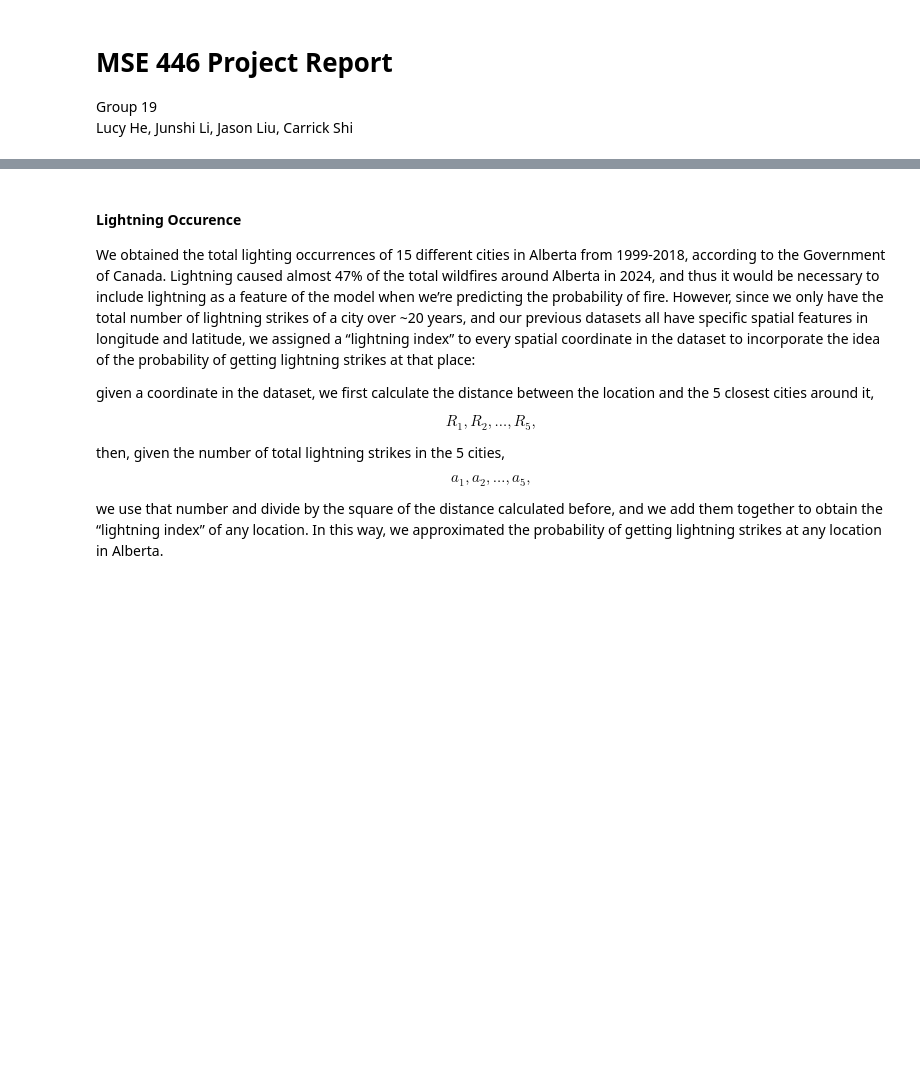
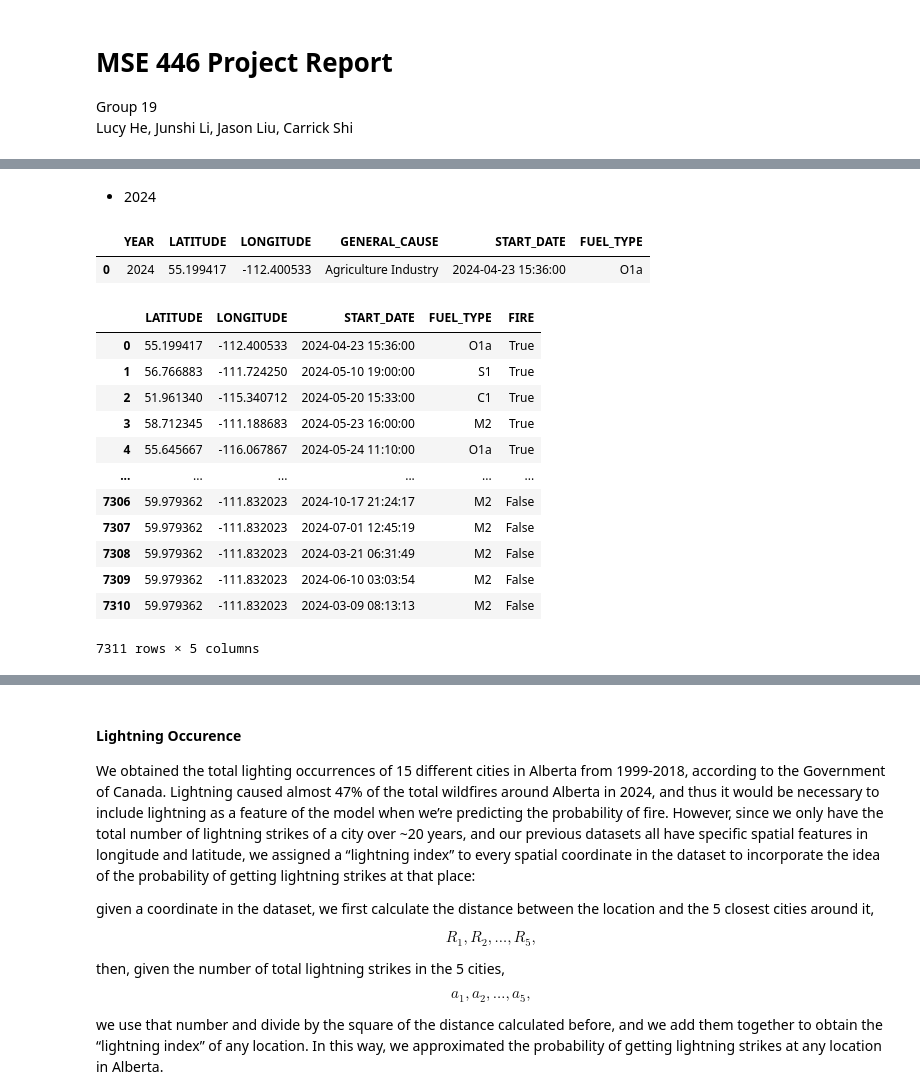
Before and after one commit to y344shi/WeatherTransformer, a Jupyter notebook: MSE_446_Project_Report.ipynb, the cells around one changed output, grey strips where cells are left out. Saved outputs shown, nothing was run; the diff lists cells and outputs as text; code cells hidden in the pictures; blank space fills up the shorter version.

```diff
--- a/MSE_446_Project_Report.ipynb
+++ b/MSE_446_Project_Report.ipynb
@@ -28,0 +178,23 @@ The first data source comes from the historical wildfire data from the Governmen
+# %% [markdown]
+- 2024
+# %%
+fire_nonfire_df = get_wildfire_df(in_file='./data_processing/WildFireData/wildfire2024.csv',
+                                  out_file='./data_processing/WildFireData/wildfire&nonfire2024.csv',
+                                  start_time="2024-01-01",
+                                  new_generate=False)
+# %% [output]
+|  | YEAR | LATITUDE | LONGITUDE | GENERAL_CAUSE | START_DATE | FUEL_TYPE |
+| 0 | 2024 | 55.199417 | -112.400533 | Agriculture Industry | 2024-04-23 15:36:00 | O1a |
+|  | LATITUDE | LONGITUDE | START_DATE | FUEL_TYPE | FIRE |
+| 0 | 55.199417 | -112.400533 | 2024-04-23 15:36:00 | O1a | True |
+| 1 | 56.766883 | -111.724250 | 2024-05-10 19:00:00 | S1 | True |
+| 2 | 51.961340 | -115.340712 | 2024-05-20 15:33:00 | C1 | True |
+| 3 | 58.712345 | -111.188683 | 2024-05-23 16:00:00 | M2 | True |
+| 4 | 55.645667 | -116.067867 | 2024-05-24 11:10:00 | O1a | True |
+| ... | ... | ... | ... | ... | ... |
+| 7306 | 59.979362 | -111.832023 | 2024-10-17 21:24:17 | M2 | False |
+| 7307 | 59.979362 | -111.832023 | 2024-07-01 12:45:19 | M2 | False |
+| 7308 | 59.979362 | -111.832023 | 2024-03-21 06:31:49 | M2 | False |
+| 7309 | 59.979362 | -111.832023 | 2024-06-10 03:03:54 | M2 | False |
+| 7310 | 59.979362 | -111.832023 | 2024-03-09 08:13:13 | M2 | False |
+7311 rows × 5 columns
```
Also changed, not shown: parts of 35 cells of this notebook.
